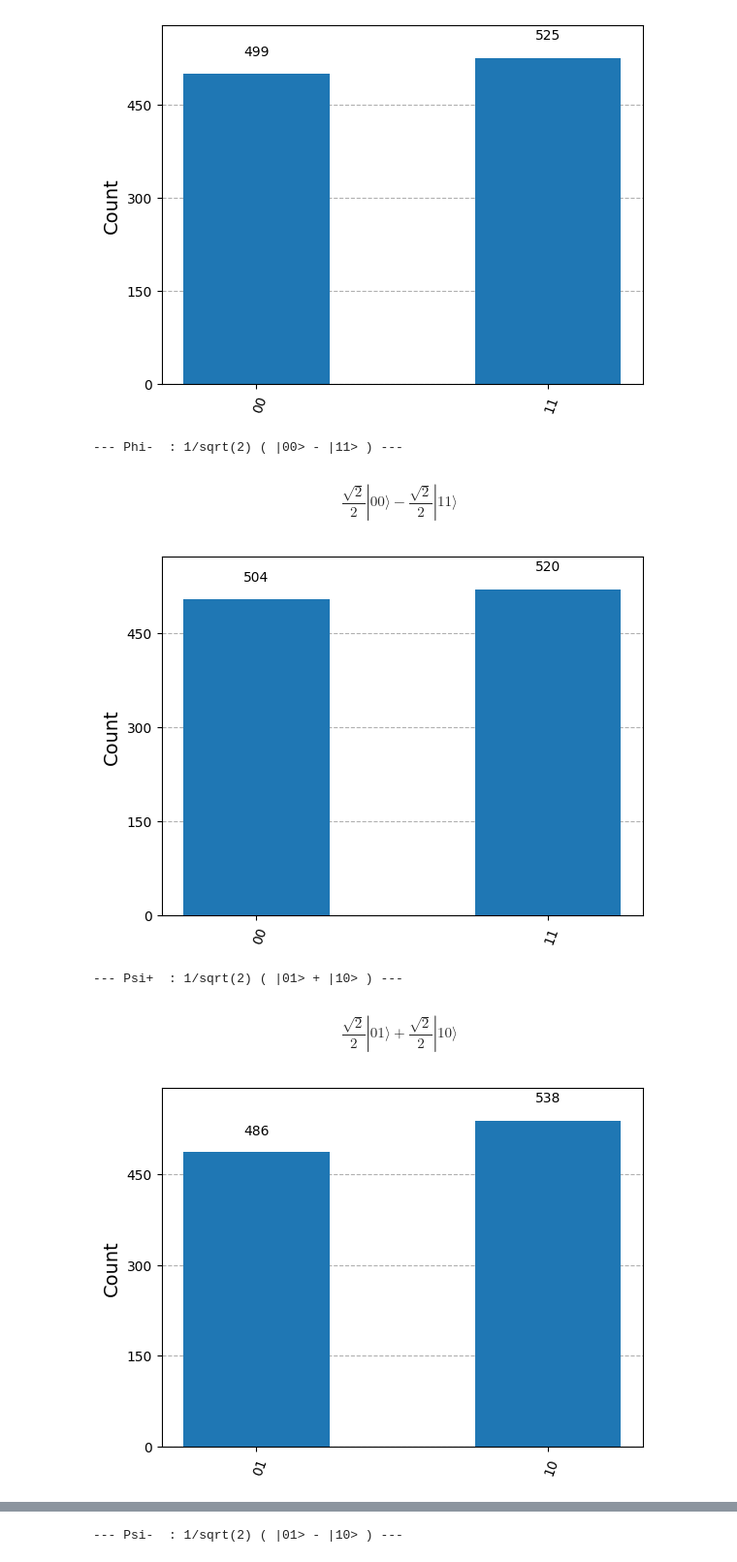
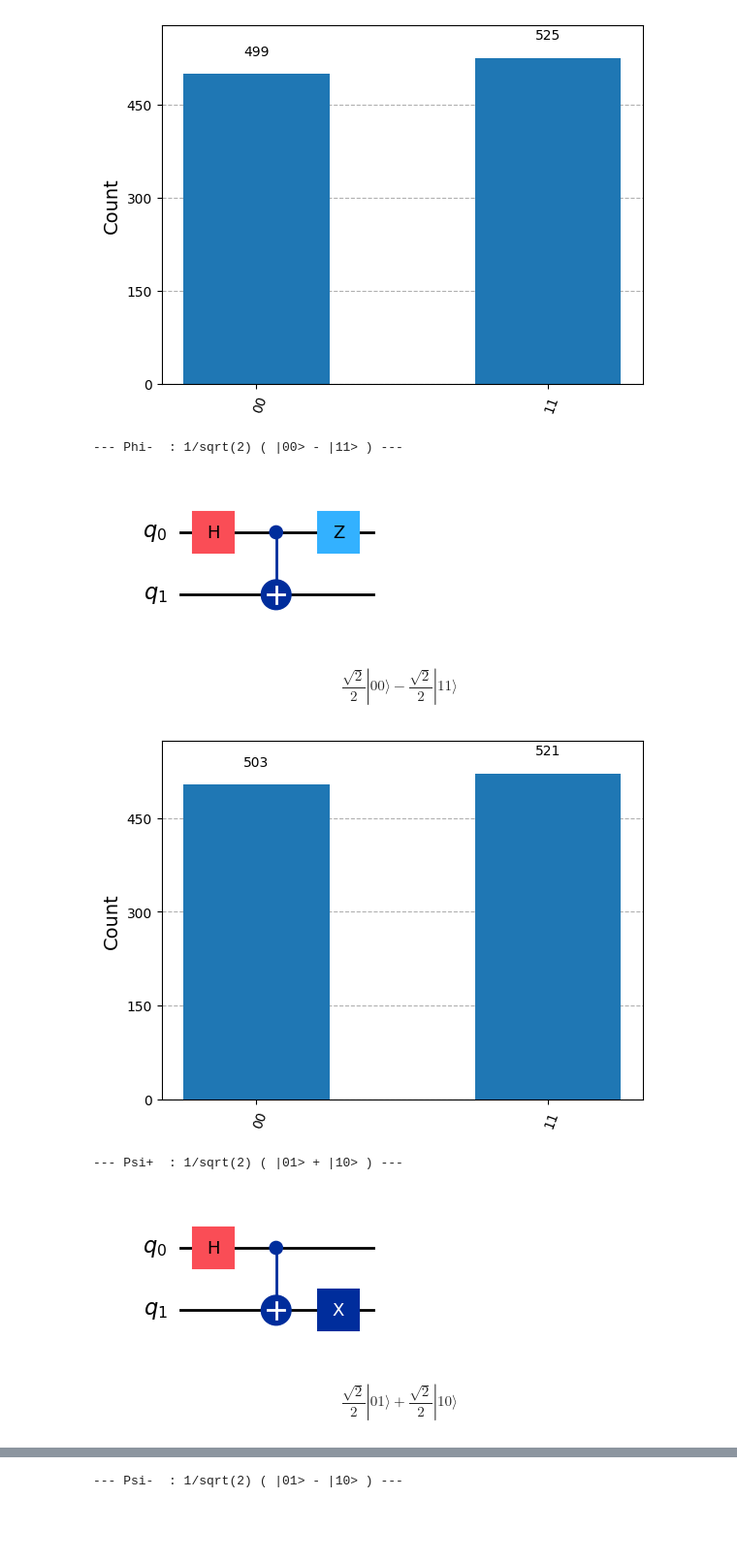
Before and after one commit to tri-o-na/SIT-UofG-STET-Labs, a Jupyter notebook: QC-Lab1.ipynb, the cells around one changed output, grey strips where cells are left out. Shown at 97% size. Saved outputs shown, nothing was run; the diff lists cells and outputs as text; code cells hidden in the pictures; blank space fills up the shorter version.

```diff
--- a/QC-Lab1.ipynb
+++ b/QC-Lab1.ipynb
@@ -208,6 +208,7 @@ plot_histogram(counts)
 
 def simulate_and_show(circuit, label):
     print(f"\n--- {label} ---")
+    display(circuit.draw("mpl"))
 
     # Check state vector BEFORE measurement
     state = Statevector.from_int(0, 4)
@@ -219,35 +220,36 @@ def simulate_and_show(circuit, label):
 
     qc_compiled = transpile(circ_with_meas, backend)
     job_sim = backend.run(qc_compiled, shots=1024)
     result_sim = job_sim.result()
     counts = result_sim.get_counts(qc_compiled)
     display(plot_histogram(counts))
 
 # Bell state: 1/sqrt(2) ( |00> - |11> )
 phi_minus = QuantumCircuit(2)
 phi_minus.h(0)
 phi_minus.cx(0,1) # cx means CNOT because it's a controlled version of x (negation)
 phi_minus.z(0)
 simulate_and_show(phi_minus, "Phi-  : 1/sqrt(2) ( |00> - |11> )")
 
 # Bell state: 1/sqrt(2) ( |01> + |10> )
 psi_plus = QuantumCircuit(2)
 psi_plus.h(0)
 psi_plus.cx(0,1) # cx means CNOT because it's a controlled version of x (negation)
 psi_plus.x(1)
 simulate_and_show(psi_plus, "Psi+  : 1/sqrt(2) ( |01> + |10> )")
 
 # Bell state: 1/sqrt(2) ( |01> - |10> )
 psi_minus = QuantumCircuit(2)
 psi_minus.h(0)
 psi_minus.cx(0,1) # cx means CNOT because it's a controlled version of x (negation)
 psi_minus.x(1)
 psi_minus.z(0)
 simulate_and_show(psi_minus, "Psi-  : 1/sqrt(2) ( |01> - |10> )")
 # %% [output]
 --- Phi-  : 1/sqrt(2) ( |00> - |11> ) ---
+[figure, new version]
 $$\frac{\sqrt{2}}{2} |00\rangle- \frac{\sqrt{2}}{2} |11\rangle$$
-[figure, old version]
+[figure, new version]
 --- Psi+  : 1/sqrt(2) ( |01> + |10> ) ---
+[figure, new version]
 $$\frac{\sqrt{2}}{2} |01\rangle+\frac{\sqrt{2}}{2} |10\rangle$$
-[figure, old version]
```
Also changed, not shown: parts of 1 cell of this notebook.
